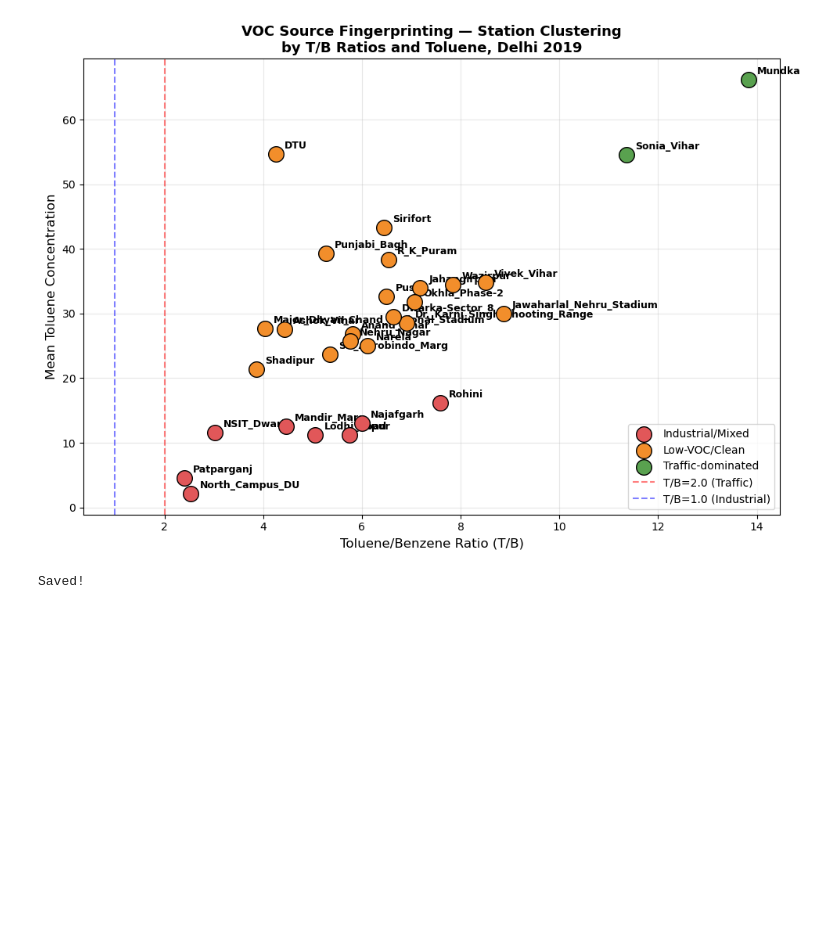
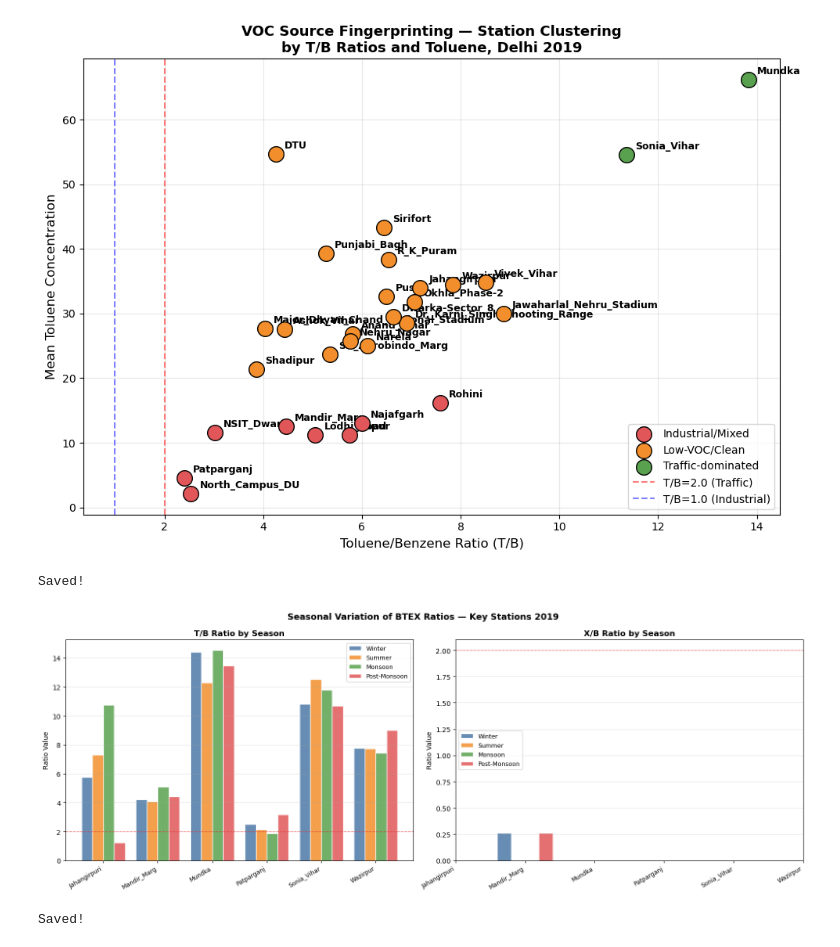
Before and after one commit to Krishna-ctrl1/delhi-aq-analysis, a Jupyter notebook: notebooks/03_voc_fingerprinting.ipynb, the cells around one changed output. Drawn from its saved outputs; the diff is of its cells as text; code cells hidden in the pictures; blank space fills up the shorter version.

Commit message:
Idea 5 complete: VOC fingerprinting - 29 stations, BTEX ratios, source clustering, Benzene health risk

```diff
--- a/notebooks/03_voc_fingerprinting.ipynb
+++ b/notebooks/03_voc_fingerprinting.ipynb
@@ -207,3 +207,67 @@ Vivek_Vihar                          8.500    4.638      Low-VOC/Clean
 Wazirpur                             7.846    4.906      Low-VOC/Clean
 [figure]
 Saved!
+# %%
+import numpy as np
+
+# 1. First calculate the XB_ratio to avoid the KeyError
+if 'Xylene' in df_voc.columns and df_voc['Xylene'].notna().sum() > 0:
+    total_xylene = df_voc['Xylene']
+else:
+    total_xylene = df_voc['MP-Xylene'].fillna(0) + df_voc['O-Xylene'].fillna(0)
+
+# Calculate ratio, avoiding division by zero by replacing 0 with NaN
+df_voc['XB_ratio'] = total_xylene / df_voc['Benzene'].replace(0, np.nan)
+
+# 2. Proceed with seasonal aggregation
+seasonal_ratios = df_voc.groupby(['Station','Season']).agg(
+    TB=('TB_ratio','median'),
+    XB=('XB_ratio','median'),
+    Benzene=('Benzene','mean')
+).reset_index()
+
+# 3. Focus on top stations and plot
+focus_stations = ['Mundka','Sonia_Vihar','Patparganj',
+                  'Wazirpur','Mandir_Marg','Jahangirpuri']
+seasonal_focus = seasonal_ratios[seasonal_ratios['Station'].isin(focus_stations)]
+
+fig, axes = plt.subplots(1, 2, figsize=(16, 6))
+season_order = ['Winter','Summer','Monsoon','Post-Monsoon']
+season_colors = {'Winter':'#4e79a7','Summer':'#f28e2b',
+                 'Monsoon':'#59a14f','Post-Monsoon':'#e15759'}
+
+for ax, ratio, title in zip(axes, ['TB', 'XB'],
+                            ['T/B Ratio by Season', 'X/B Ratio by Season']):
+    # Pivot for easier plotting
+    pivot = seasonal_focus.pivot(index='Station', columns='Season', values=ratio)
+    # Reorder columns to ensure logical progression of seasons
+    pivot = pivot[[s for s in season_order if s in pivot.columns]]
+
+    x = np.arange(len(pivot.index))
+    width = 0.2
+
+    for i, season in enumerate(pivot.columns):
+        ax.bar(x + i*width, pivot[season], width,
+               label=season, color=season_colors[season], alpha=0.85, edgecolor='white')
+
+    ax.set_xticks(x + width*1.5)
+    ax.set_xticklabels(pivot.index, rotation=30, ha='right', fontsize=9)
+    ax.set_title(title, fontweight='bold', fontsize=12)
+    ax.set_ylabel('Ratio Value')
+    ax.legend(fontsize=9)
+    ax.grid(True, alpha=0.3, axis='y')
+    # Add traffic/industrial baseline reference threshold line
+    ax.axhline(2.0, color='red', linestyle='--', linewidth=1, alpha=0.5)
+
+fig.suptitle('Seasonal Variation of BTEX Ratios — Key Stations 2019',
+             fontsize=13, fontweight='bold')
+plt.tight_layout()
+
+# Save the figure
+plt.savefig('../figures/19_seasonal_btex_ratios.png', dpi=150, bbox_inches='tight')
+plt.show()
+
+print("Saved!")
+# %% [output]
+[figure, added]
+Saved!
```
Also changed, not shown: parts of 1 cell of this notebook, 2 other files.
